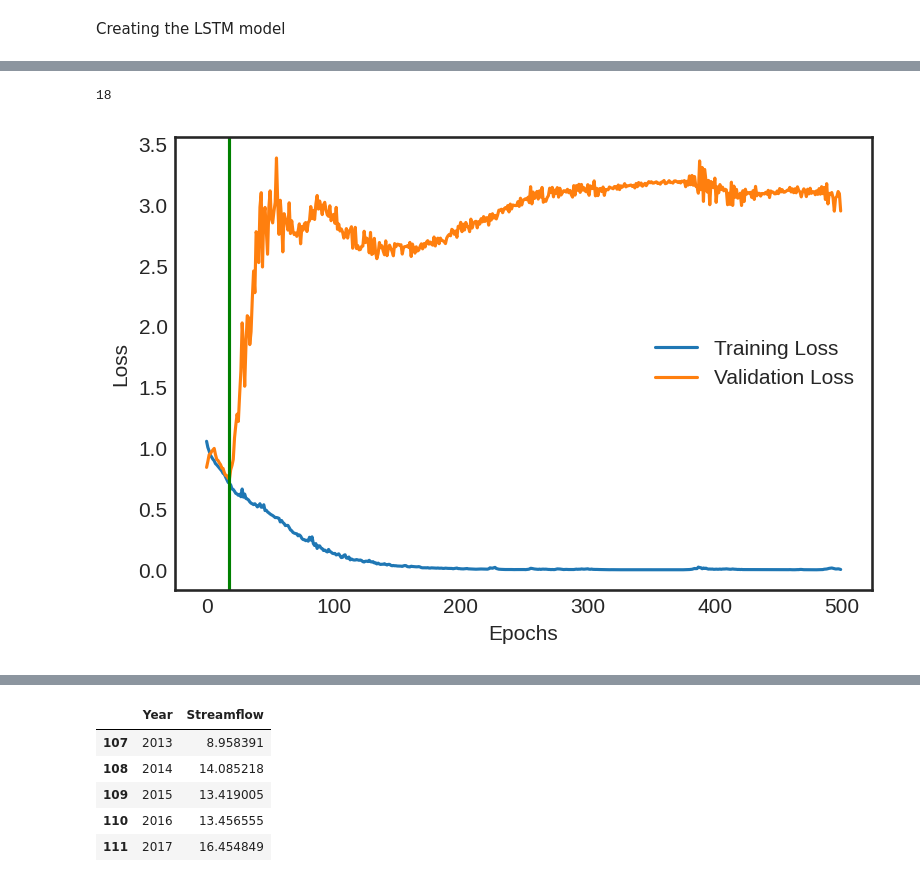
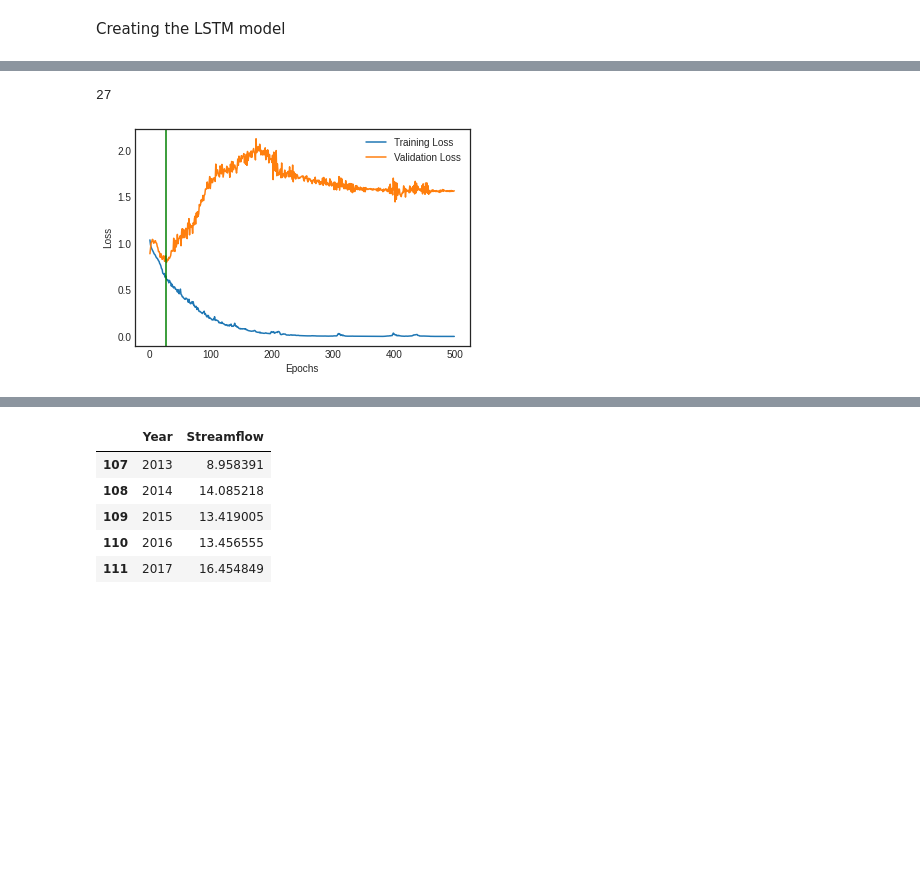
Before and after one commit to ppuentex/ML_project, a Jupyter notebook: LSTM_project.ipynb, the cells around one changed output, grey strips where cells are left out. Cells and saved outputs as stored; diff of their text form; code cells hidden in the pictures; blank space fills up the shorter version.

```diff
--- a/LSTM_project.ipynb
+++ b/LSTM_project.ipynb
@@ -161,17 +160,17 @@ _________________________________________________________________
 # %%
 history = model.fit(trainX, trainY, epochs = 500, batch_size=16, validation_split=0.1, verbose =0)
 # %%
-plt.figure(dpi=150)
+#plt.figure(dpi=150)
 plt.plot(history.history['loss'], label = "Training Loss")
 plt.plot(history.history['val_loss'], label = "Validation Loss")
 plt.axvline(x=np.argmin(history.history['val_loss']), color='green')
 plt.xlabel("Epochs")
 plt.ylabel("Loss")
 plt.legend()
 print(np.argmin(history.history['val_loss']))
 # %% [output]
-18
+27
-[figure, old version]
+[figure, new version]
 # %%
 #forecasting
 n_future = 18
```
Also changed, not shown: parts of 21 cells of this notebook.
